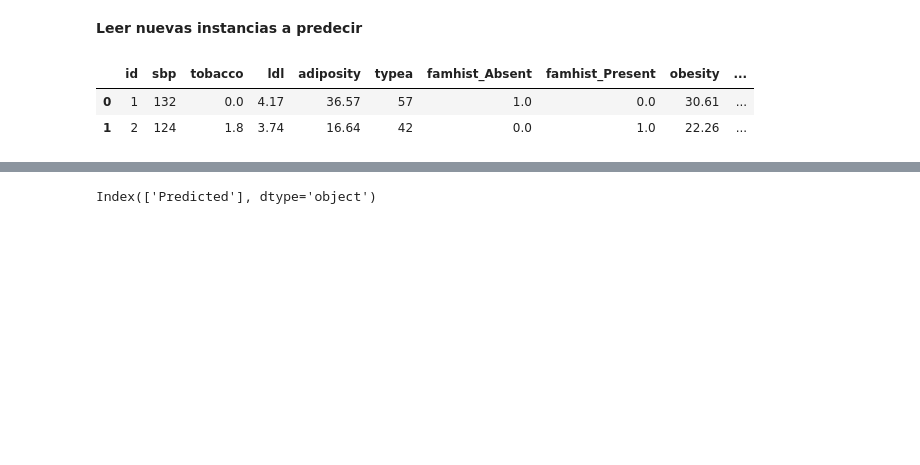
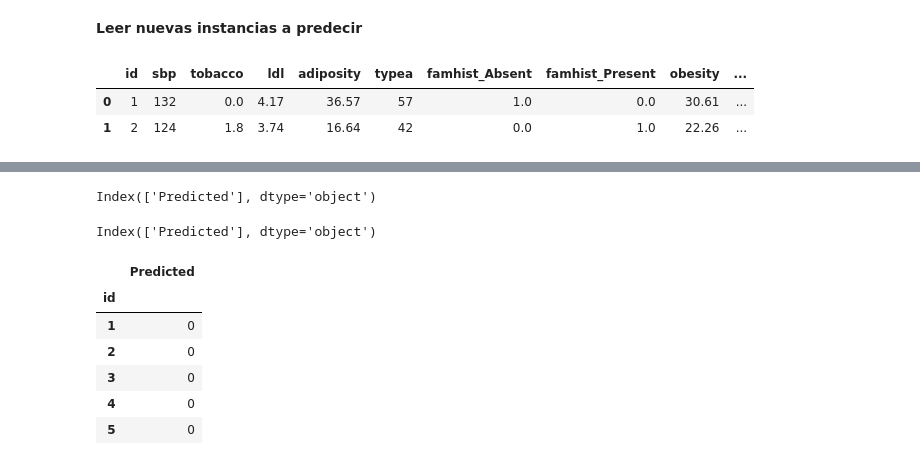
Before and after one commit to Crepot/sistemas-de-gestion-u4, a Jupyter notebook: Notebook_Competencia_Enviar_Datos.ipynb, the cells around one changed output, grey strips where cells are left out. Saved outputs shown, nothing was run; the diff lists cells and outputs as text; code cells hidden in the pictures; blank space fills up the shorter version.

```diff
--- a/Notebook_Competencia_Enviar_Datos.ipynb
+++ b/Notebook_Competencia_Enviar_Datos.ipynb
@@ -182,2 +194,4 @@ nuevas_instancias.head(2)
 # %%
 prediccion_nuevos_individuos=modelo_knn.predict(nuevas_instancias)
+# %%
+prediccion_nuevos_individuos_tree=modelo_tree.predict(nuevas_instancias)
@@ -184,12 +200,32 @@ prediccion_nuevos_individuos=modelo_knn.predict(nuevas_instancias)
 # %%
 datos_clasificados=pd.DataFrame(prediccion_nuevos_individuos)
+datos_clasificados_tree=pd.DataFrame(prediccion_nuevos_individuos_tree)
 # %%
 datos_clasificados.index = datos_clasificados.index + 1
+# %%
+datos_clasificados_tree.index = datos_clasificados_tree.index + 1
 # %%
 datos_clasificados.columns = ['Predicted']
 datos_clasificados.index.names = ['id']
+# %%
+datos_clasificados_tree.columns = ['Predicted']
+datos_clasificados_tree.index.names = ['id']
+# %%
+datos_clasificados_tree.columns
+# %% [output]
+Index(['Predicted'], dtype='object')
 # %%
 datos_clasificados.columns
 # %% [output]
 Index(['Predicted'], dtype='object')
+# %%
+datos_clasificados_tree.head(5)
+# %% [output]
+|  | Predicted |
+| id |  |
+| 1 | 0 |
+| 2 | 0 |
+| 3 | 0 |
+| 4 | 0 |
+| 5 | 0 |
 # %%
```
Also changed, not shown: parts of 19 cells of this notebook.
